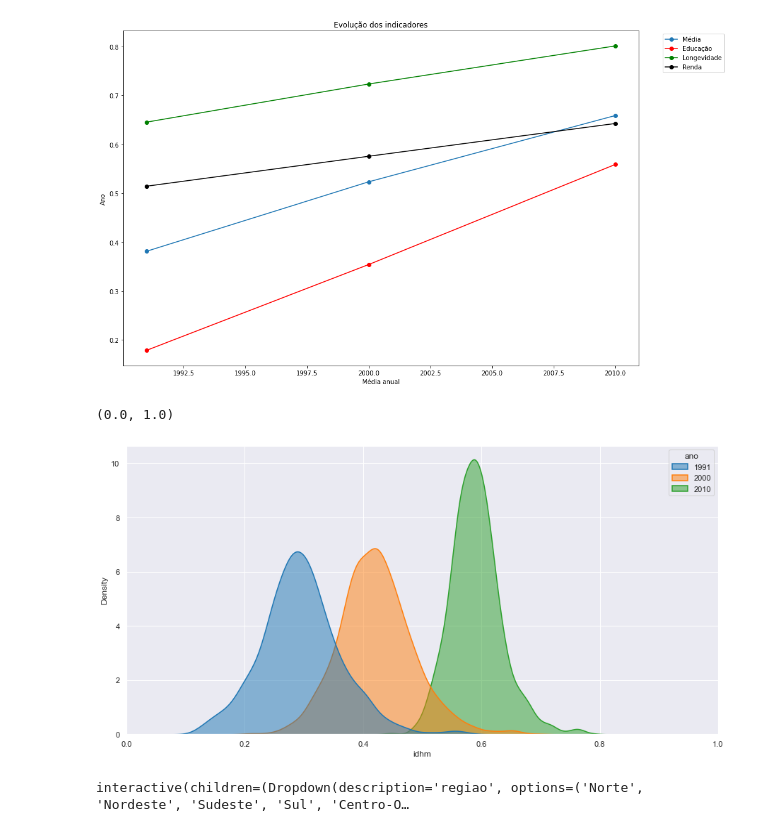
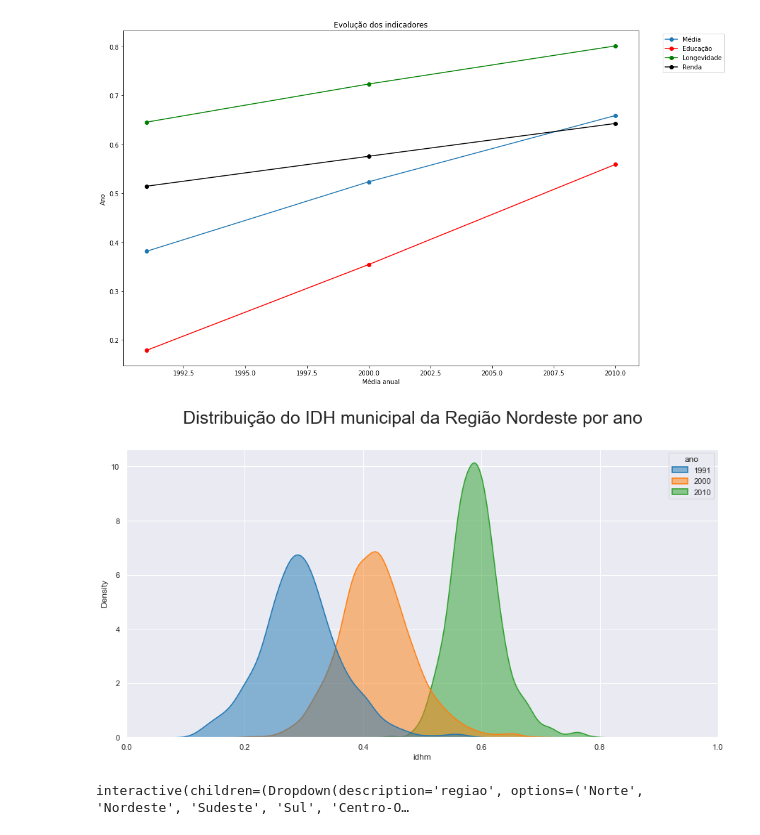
Before and after one commit to UFRJ-Analytica/odd2021, a Jupyter notebook: analises.ipynb, the cells around one changed output. Cells and saved outputs as stored; diff of their text form; code cells hidden in the pictures.

```diff
--- a/analises.ipynb
+++ b/analises.ipynb
@@ -534,20 +577,25 @@ ax0.legend(bbox_to_anchor = (1.04,1))
 # %%
 sns.set_theme(style="darkgrid")
 
 fig, ax = plt.subplots(figsize = (15,7.5))
 
 ax = sns.kdeplot(data = df_total_municipios.loc[df_total_municipios["regiao"]=="Nordeste"],
                   x= "idhm",
                   hue = 'ano',
                   palette = "tab10",
                   fill = True,
                   common_norm = False,
                   alpha = .5,
                   linewidth = 1.5)
+
 ax.set_xlim(0, 1)
+
+fig.suptitle('Distribuição do IDH municipal da Região Nordeste por ano', fontsize=25)
+
+
+plt.savefig("./Imagens/dist_idhm_regiao_nordeste.png")
 # %% [output]
-(0.0, 1.0)
-[figure, old version]
+[figure, new version]
 # %%
 # Fixar escala
 
```
Also changed, not shown: parts of 11 cells of this notebook, 6 other files.
